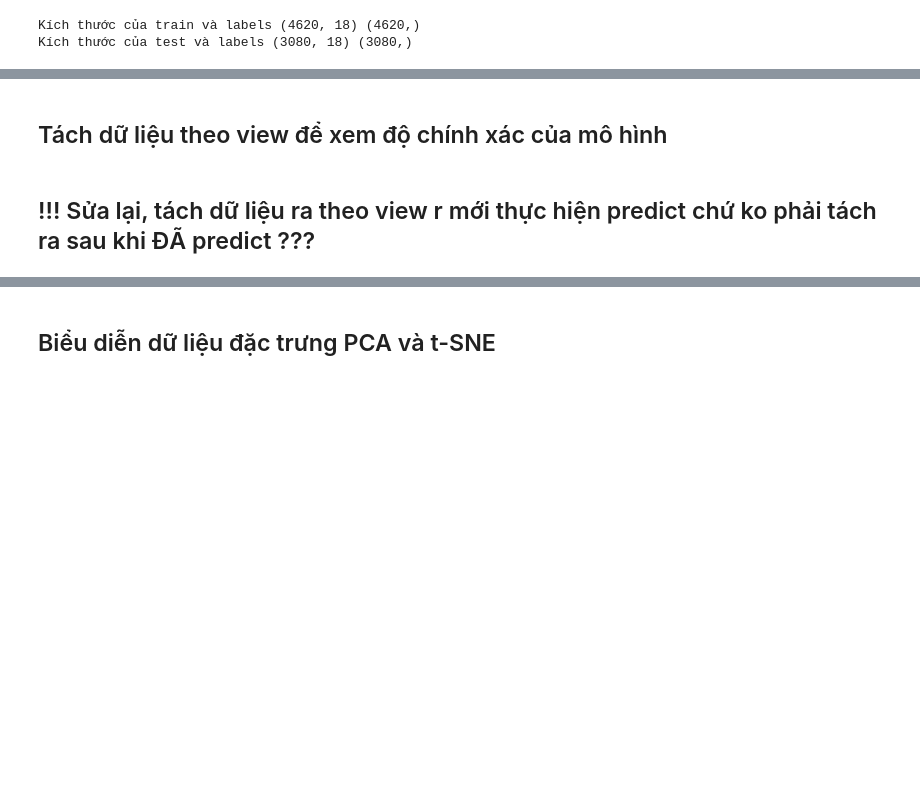
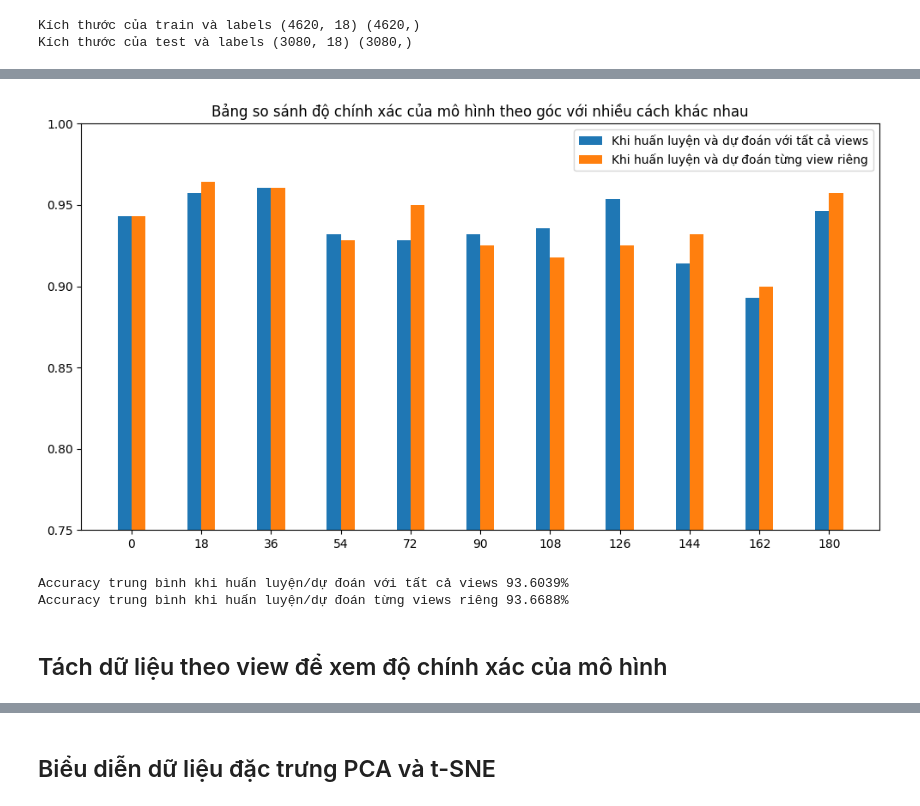
Before and after one commit to sillycroisant/GaitEnergy-Detection, a Jupyter notebook: 3_classify_and_visualize.ipynb, the cells around one changed output, grey strips where cells are left out. Drawn from its saved outputs; the diff is of its cells as text; code cells hidden in the pictures; blank space fills up the shorter version.

```diff
--- a/3_classify_and_visualize.ipynb
+++ b/3_classify_and_visualize.ipynb
@@ -269,0 +188,23 @@ heatmap_3d(y_test_by_view, y_pred_by_view)
+# %%
+# Tách y_pred đã được dự đoán trước đó ra theo views để xem khả năng dự đoán của mô hình khi tất cả các views được gộp chung với nhau
+print(f"Độ chính xác của mô hình khi gộp tất cả views lại với nhau và dự đoán")
+allview_byview = []
+for i in range(len(views)):
+    acc = accuracy_score(y_pred_by_view[i], y_test_by_view[i])
+    allview_byview.append(acc)
+    print(f"Độ chính xác với góc {views[i]} là {acc*100:.2f}%")
+
+# Huấn luyện lại mô hình mới và dự đoán từng views riêng
+print("# Huấn luyện lại mô hình mới và dự đoán từng views riêng")
+train_predict_acc = []
+for i in range(len(views)):
+    rf_model = RandomForestClassifier(
+        n_estimators=200, max_depth=20,
+        min_samples_split=2,min_samples_leaf=1,
+        max_features='sqrt',bootstrap=True
+    )
+    rf_model.fit(x_train_by_view[i], y_train_by_view[i])
+    y_pred = rf_model.predict(x_test_by_view[i])
+    accuracy = accuracy_score(y_test_by_view[i], y_pred)
+    train_predict_acc.append(accuracy)
+    print(f'Độ chính xác với góc {views[i]} là: {accuracy * 100:.2f}%')
@@ -270,6 +229,25 @@ heatmap_3d(y_test_by_view, y_pred_by_view)
+# %%
+plt.figure(figsize=(10,5.5))
+
+x = np.arange(len(views))
+width = 0.2
+
+plt.title('Bảng so sánh độ chính xác của mô hình theo góc với nhiều cách khác nhau')
+plt.bar(x - width/2, allview_byview,width, label = 'Khi huấn luyện và dự đoán với tất cả views')
+plt.bar(x + width/2, train_predict_acc,width, label = 'Khi huấn luyện và dự đoán từng view riêng')
+plt.legend()
+plt.xticks(x, views)
+plt.ylim(0.75,1.0)
+plt.tight_layout()
+plt.show()
+
+print(f"Accuracy trung bình khi huấn luyện/dự đoán với tất cả views {100*np.mean(allview_byview):.4f}%")
+print(f"Accuracy trung bình khi huấn luyện/dự đoán từng views riêng {100*np.mean(train_predict_acc):.4f}%")
+# %% [output]
+[figure, added]
+Accuracy trung bình khi huấn luyện/dự đoán với tất cả views 93.6039%
+Accuracy trung bình khi huấn luyện/dự đoán từng views riêng 93.6688%
 # %% [markdown]
 ## Tách dữ liệu theo view để xem độ chính xác của mô hình
-# %% [markdown]
-## !!! Sửa lại, tách dữ liệu ra theo view r mới thực hiện predict chứ ko phải tách ra sau khi ĐÃ predict ???
 # %%
 # Sử dụng hàm đã sửa để vẽ confusion matrix cho từng góc
```
Also changed, not shown: parts of 22 cells of this notebook, 1 other file.
